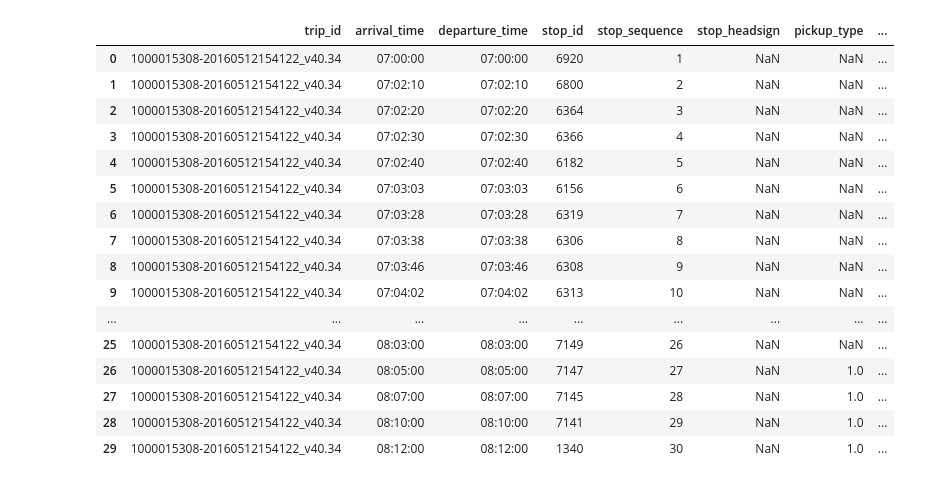
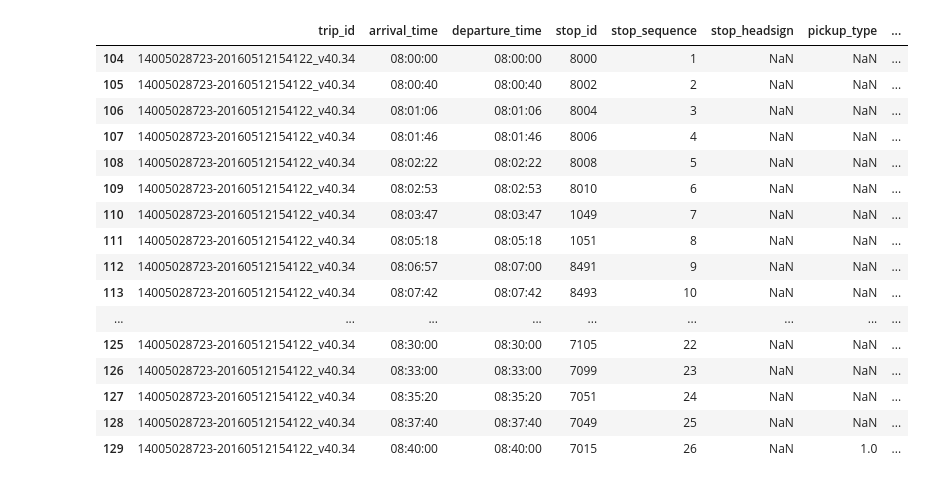
Before and after one commit to mrcagney/gtfsr_kit, a Jupyter notebook: ipynb/examples.ipynb, the cells around one changed output. Drawn from its saved outputs; the diff is of its cells as text; code cells hidden in the pictures.

Commit message:
Shrank test data

```diff
--- a/ipynb/examples.ipynb
+++ b/ipynb/examples.ipynb
@@ -67,10 +69,12 @@ extract_delays(feed)
 # %%
 # Create augmented stop times
 
-gtfsr_dir = DATA_DIR/'auckland_gtfsr_trip_updates'
-feed = gt.read_gtfs(DATA_DIR/'auckland_gtfs_20160519.zip', dist_units_in='km') # Good from 20160519
+gtfsr_dir = DATA_DIR/'test_gtfsr'
+feed = gt.read_gtfs(DATA_DIR/'test_gtfs.zip', dist_units_in='km') # Good from 20160519
 date = '20160519'
 ast = build_augmented_stop_times(gtfsr_dir, feed, date)
-ast.head(30)
+
+tid = '14005028723-20160512154122_v40.34'
+ast[ast['trip_id'] == tid]
 # %% [output]
 Timing build_augmented_stop_times...
@@ -79,20 +83,20 @@ Timing build_augmented_stop_times...
 |  | trip_id | arrival_time | departure_time | stop_id | stop_sequence | stop_headsign | pickup_type | ... |
-| 0 | 1000015308-20160512154122_v40.34 | 07:00:00 | 07:00:00 | 6920 | 1 | NaN | NaN | ... |
-| 1 | 1000015308-20160512154122_v40.34 | 07:02:10 | 07:02:10 | 6800 | 2 | NaN | NaN | ... |
-| 2 | 1000015308-20160512154122_v40.34 | 07:02:20 | 07:02:20 | 6364 | 3 | NaN | NaN | ... |
-| 3 | 1000015308-20160512154122_v40.34 | 07:02:30 | 07:02:30 | 6366 | 4 | NaN | NaN | ... |
-| 4 | 1000015308-20160512154122_v40.34 | 07:02:40 | 07:02:40 | 6182 | 5 | NaN | NaN | ... |
-| 5 | 1000015308-20160512154122_v40.34 | 07:03:03 | 07:03:03 | 6156 | 6 | NaN | NaN | ... |
-| 6 | 1000015308-20160512154122_v40.34 | 07:03:28 | 07:03:28 | 6319 | 7 | NaN | NaN | ... |
-| 7 | 1000015308-20160512154122_v40.34 | 07:03:38 | 07:03:38 | 6306 | 8 | NaN | NaN | ... |
-| 8 | 1000015308-20160512154122_v40.34 | 07:03:46 | 07:03:46 | 6308 | 9 | NaN | NaN | ... |
-| 9 | 1000015308-20160512154122_v40.34 | 07:04:02 | 07:04:02 | 6313 | 10 | NaN | NaN | ... |
+| 104 | 14005028723-20160512154122_v40.34 | 08:00:00 | 08:00:00 | 8000 | 1 | NaN | NaN | ... |
+| 105 | 14005028723-20160512154122_v40.34 | 08:00:40 | 08:00:40 | 8002 | 2 | NaN | NaN | ... |
+| 106 | 14005028723-20160512154122_v40.34 | 08:01:06 | 08:01:06 | 8004 | 3 | NaN | NaN | ... |
+| 107 | 14005028723-20160512154122_v40.34 | 08:01:46 | 08:01:46 | 8006 | 4 | NaN | NaN | ... |
+| 108 | 14005028723-20160512154122_v40.34 | 08:02:22 | 08:02:22 | 8008 | 5 | NaN | NaN | ... |
+| 109 | 14005028723-20160512154122_v40.34 | 08:02:53 | 08:02:53 | 8010 | 6 | NaN | NaN | ... |
+| 110 | 14005028723-20160512154122_v40.34 | 08:03:47 | 08:03:47 | 1049 | 7 | NaN | NaN | ... |
+| 111 | 14005028723-20160512154122_v40.34 | 08:05:18 | 08:05:18 | 1051 | 8 | NaN | NaN | ... |
+| 112 | 14005028723-20160512154122_v40.34 | 08:06:57 | 08:07:00 | 8491 | 9 | NaN | NaN | ... |
+| 113 | 14005028723-20160512154122_v40.34 | 08:07:42 | 08:07:42 | 8493 | 10 | NaN | NaN | ... |
 | ... | ... | ... | ... | ... | ... | ... | ... | ... |
-| 25 | 1000015308-20160512154122_v40.34 | 08:03:00 | 08:03:00 | 7149 | 26 | NaN | NaN | ... |
-| 26 | 1000015308-20160512154122_v40.34 | 08:05:00 | 08:05:00 | 7147 | 27 | NaN | 1.0 | ... |
-| 27 | 1000015308-20160512154122_v40.34 | 08:07:00 | 08:07:00 | 7145 | 28 | NaN | 1.0 | ... |
-| 28 | 1000015308-20160512154122_v40.34 | 08:10:00 | 08:10:00 | 7141 | 29 | NaN | 1.0 | ... |
-| 29 | 1000015308-20160512154122_v40.34 | 08:12:00 | 08:12:00 | 1340 | 30 | NaN | 1.0 | ... |
+| 125 | 14005028723-20160512154122_v40.34 | 08:30:00 | 08:30:00 | 7105 | 22 | NaN | NaN | ... |
+| 126 | 14005028723-20160512154122_v40.34 | 08:33:00 | 08:33:00 | 7099 | 23 | NaN | NaN | ... |
+| 127 | 14005028723-20160512154122_v40.34 | 08:35:20 | 08:35:20 | 7051 | 24 | NaN | NaN | ... |
+| 128 | 14005028723-20160512154122_v40.34 | 08:37:40 | 08:37:40 | 7049 | 25 | NaN | NaN | ... |
+| 129 | 14005028723-20160512154122_v40.34 | 08:40:00 | 08:40:00 | 7015 | 26 | NaN | 1.0 | ... |
 # %%
 # Fill null delays
 
```
Also changed, not shown: parts of 5 cells of this notebook, 26 other files.
